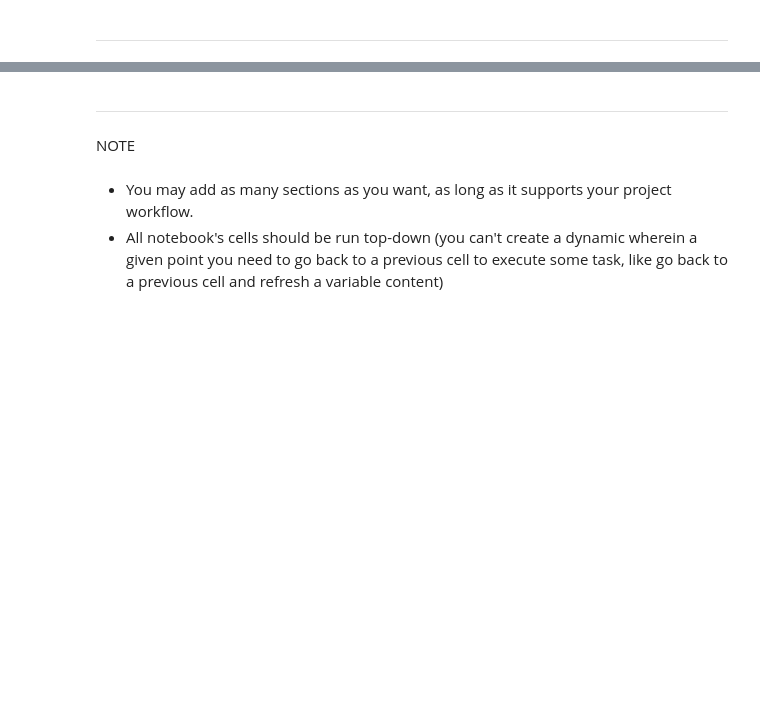
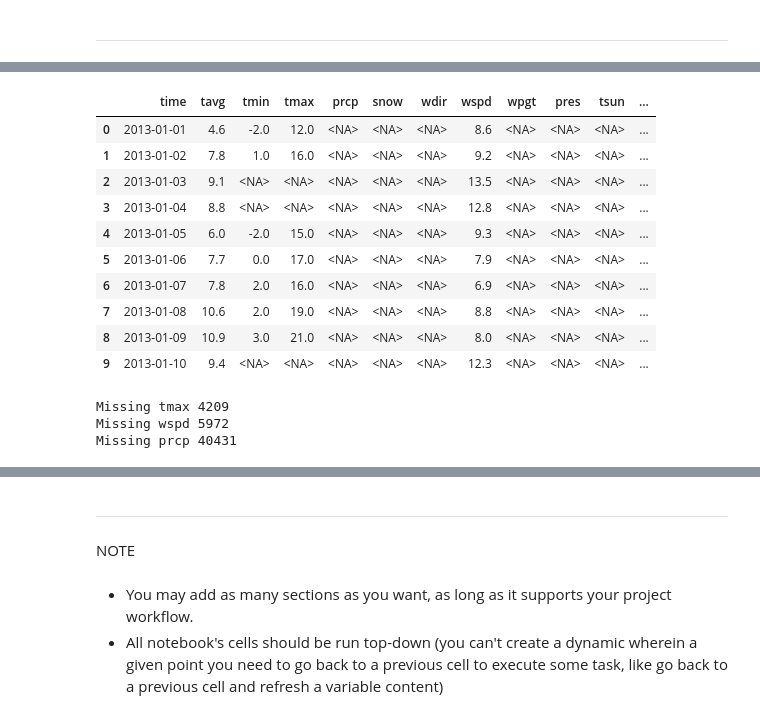
Before and after one commit to Sonya-J00/US_Air_Pollution_Team_2, a Jupyter notebook: jupyter_notebooks/Feature_Engineering.ipynb, the cells around one changed output, grey strips where cells are left out. Drawn from its saved outputs; the diff is of its cells as text; code cells hidden in the pictures; blank space fills up the shorter version.

Commit message:
Feature_Engineering weather data added

```diff
--- a/jupyter_notebooks/Feature_Engineering.ipynb
+++ b/jupyter_notebooks/Feature_Engineering.ipynb
@@ -444,0 +490,3 @@ Section 2 content
+# %%
+county_coords = county_coords.drop(["cfips"], axis=1)
+county_coords.head()
@@ -444,0 +500,30 @@ Section 2 content
+# %%
+def normalize_county(name):
+    name = name.lower().strip()
+
+    # Remove parenthetical content, e.g., " (city)"
+    name = re.sub(r"\s*\(.*?\)\s*", "", name)
+
+    # Replace common suffixes
+    remove_terms = [
+        " county", " parish", " borough", " census area",
+        " independent city", " municipality", " district",
+        " planning region", " region"
+    ]
+    for term in remove_terms:
+        name = name.replace(term, "")
+
+    # Normalize "st." or "st" to "st"
+    name = re.sub(r"\bst\.?", "st", name)
+
+    # Remove extra spaces
+    name = re.sub(r"\s+", " ", name).strip()
+
+    return name
+
+# Apply to dataset
+df_merge['County_norm'] = df_merge['County'].apply(normalize_county)
+df_merge['State_norm'] = df_merge['State'].apply(normalize_county)
+
+county_coords['County_norm'] = county_coords['County'].apply(normalize_county)
+county_coords['State_norm'] = county_coords['State'].str.lower().str.strip()
@@ -444,0 +564,8 @@ Section 2 content
+# %%
+merged = df_merge.merge(
+    county_coords[['State_norm', 'County_norm', 'Latitude', 'Longitude']],
+    on=['State_norm', 'County_norm'],
+    how='left'
+)
+
+merged.head()
@@ -444,0 +667,22 @@ Section 2 content
+# %%
+weather_df.head(10)
+# %% [output]
+|  | time | tavg | tmin | tmax | prcp | snow | wdir | wspd | wpgt | pres | tsun | ... |
+| 0 | 2013-01-01 | 4.6 | -2.0 | 12.0 | <NA> | <NA> | <NA> | 8.6 | <NA> | <NA> | <NA> | ... |
+| 1 | 2013-01-02 | 7.8 | 1.0 | 16.0 | <NA> | <NA> | <NA> | 9.2 | <NA> | <NA> | <NA> | ... |
+| 2 | 2013-01-03 | 9.1 | <NA> | <NA> | <NA> | <NA> | <NA> | 13.5 | <NA> | <NA> | <NA> | ... |
+| 3 | 2013-01-04 | 8.8 | <NA> | <NA> | <NA> | <NA> | <NA> | 12.8 | <NA> | <NA> | <NA> | ... |
+| 4 | 2013-01-05 | 6.0 | -2.0 | 15.0 | <NA> | <NA> | <NA> | 9.3 | <NA> | <NA> | <NA> | ... |
+| 5 | 2013-01-06 | 7.7 | 0.0 | 17.0 | <NA> | <NA> | <NA> | 7.9 | <NA> | <NA> | <NA> | ... |
+| 6 | 2013-01-07 | 7.8 | 2.0 | 16.0 | <NA> | <NA> | <NA> | 6.9 | <NA> | <NA> | <NA> | ... |
+| 7 | 2013-01-08 | 10.6 | 2.0 | 19.0 | <NA> | <NA> | <NA> | 8.8 | <NA> | <NA> | <NA> | ... |
+| 8 | 2013-01-09 | 10.9 | 3.0 | 21.0 | <NA> | <NA> | <NA> | 8.0 | <NA> | <NA> | <NA> | ... |
+| 9 | 2013-01-10 | 9.4 | <NA> | <NA> | <NA> | <NA> | <NA> | 12.3 | <NA> | <NA> | <NA> | ... |
+# %%
+print(f"Missing tmax {weather_df["tmax"].isna().sum()}")
+print(f"Missing wspd {weather_df["wspd"].isna().sum()}")
+print(f"Missing prcp {weather_df["prcp"].isna().sum()}")
+# %% [output]
+Missing tmax 4209
+Missing wspd 5972
+Missing prcp 40431
```
Also changed, not shown: parts of 26 cells of this notebook, 2 other files.
